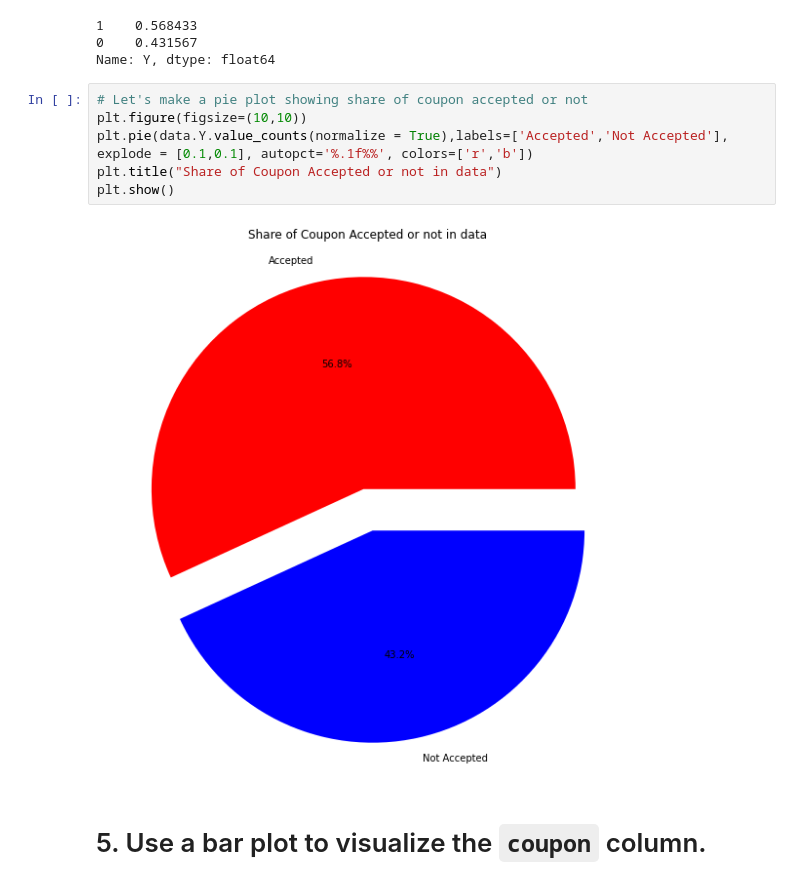
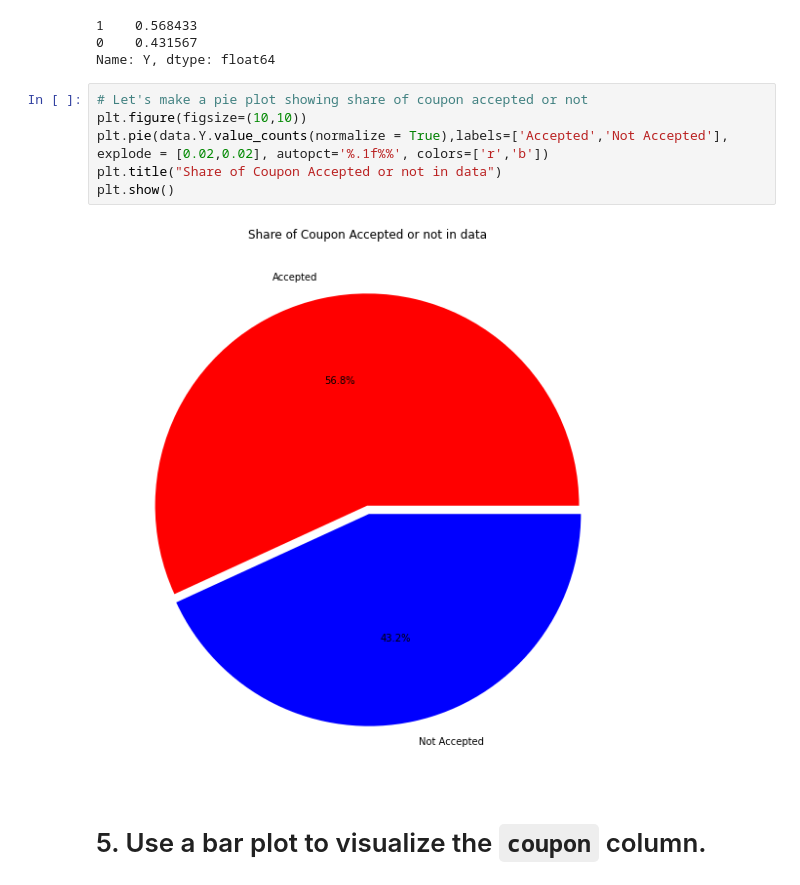
Before and after one commit to ttb-git/berkeley-engr-Practical-assignment1, a Jupyter notebook: Who_will_accept_the_coupon.ipynb, the cells around one changed output. Saved outputs shown, nothing was run; the diff lists cells and outputs as text.

```diff
--- a/Who_will_accept_the_coupon.ipynb
+++ b/Who_will_accept_the_coupon.ipynb
@@ -412,11 +416,11 @@ Name: Y, dtype: float64
 # %%
 # Let's make a pie plot showing share of coupon accepted or not
 plt.figure(figsize=(10,10))
-plt.pie(data.Y.value_counts(normalize = True),labels=['Accepted','Not Accepted'], explode = [0.1,0.1], autopct='%.1f%%', colors=['r','b'])
+plt.pie(data.Y.value_counts(normalize = True),labels=['Accepted','Not Accepted'], explode = [0.02,0.02], autopct='%.1f%%', colors=['r','b'])
 plt.title("Share of Coupon Accepted or not in data")
 plt.show()
 # %% [output]
-[figure, old version]
+[figure, new version]
 # %% [markdown]
 # 5. Use a bar plot to visualize the `coupon` column.
 # %%
```
Also changed, not shown: parts of 5 cells of this notebook.
